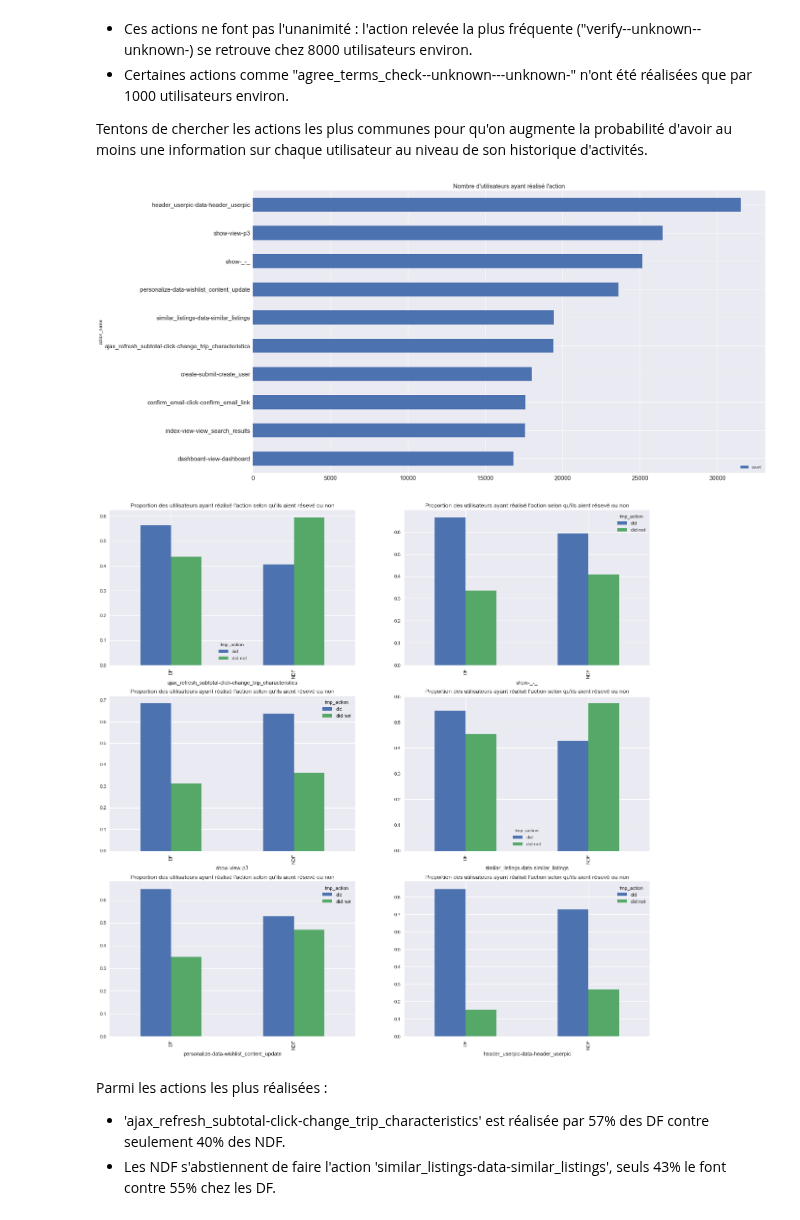
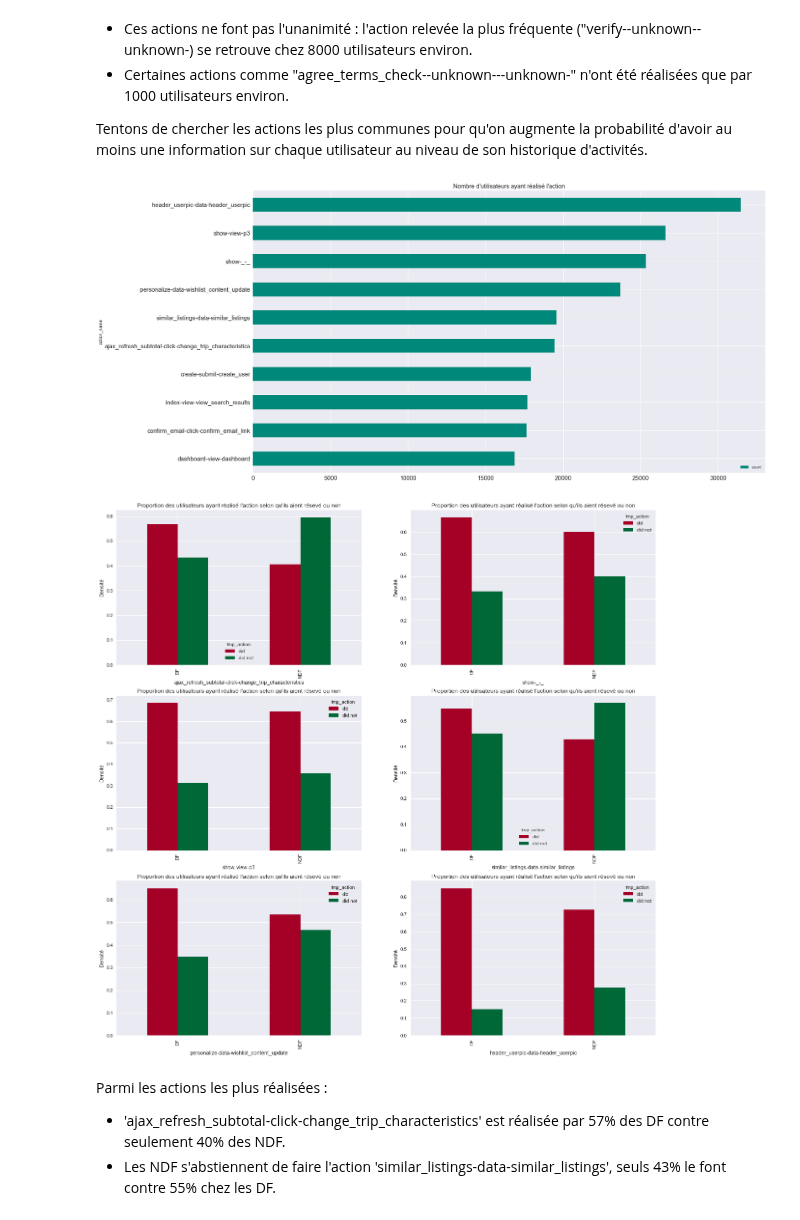
Before and after one commit to vesran/BookerGuess, a Jupyter notebook: _3_analyse_des_sessions.ipynb, the cells around one changed output. Drawn from its saved outputs; the diff is of its cells as text; code cells hidden in the pictures.

```diff
--- a/_3_analyse_des_sessions.ipynb
+++ b/_3_analyse_des_sessions.ipynb
@@ -173,33 +173,34 @@ Tentons de chercher les actions les plus communes pour qu'on augmente la probabi
 # %%
 action_names_stats['count'] = action_names_stats['count_df'] + action_names_stats['count_ndf']
 action_names_stats.sort_values('count').tail(10).action_name.values.tolist()
-ax = action_names_stats.sort_values(by='count').tail(10).plot.barh(x='action_name', y='count', figsize=(23, 13), fontsize=15)
+ax = action_names_stats.sort_values(by='count').tail(10).plot.barh(x='action_name', y='count', figsize=(23, 13), fontsize=15, color='#00897b')
 _ = ax.set_title("Nombre d'utilisateurs ayant réalisé l'action", fontsize=15)
 # %% [output]
-[figure, old version]
+[figure, new version]
 # %%
 # Retain users that have a session & add information about their session
 sessions_naless = sessions.fillna('_')
 sessions['action_name'] = sessions_naless['action'] + '-' + sessions_naless['action_type'] + '-' + sessions_naless['action_detail']
 users_sessions = sessions.groupby('user_id').agg({
     "action_name": pd.Series.tolist,
     'secs_elapsed': lambda r: round(r.sum() / (60**2), 0),
 })
 users_sessions = users_sessions.rename({"secs_elapsed":"hours_elapsed", "action_name":"actions",}, axis=1)
 users = users_sessions.reset_index().rename({'user_id':'id'}, axis=1).merge(users, how='inner', on='id')
 
 # Prepare and plot users who have done a given action
 names = action_names_stats.sort_values(by='count').tail(6)['action_name'].values
 
 fig, ax = plt.subplots(3, 2, figsize=(20, 20))
 for i, name in enumerate(names):
     users['tmp_action'] = users.apply(lambda r: 'did' if name in r['actions'] else 'did not', axis=1)
     var = pd.crosstab(users['found_destination'], users['tmp_action'])
-    var.div(var.sum(1).astype(float), axis=0).plot(kind="bar", stacked=False, ax=ax[i%3][i%2])
+    var.div(var.sum(1).astype(float), axis=0).plot(kind="bar", stacked=False, ax=ax[i%3][i%2], colormap='RdYlGn')
     ax[i%3][i%2].set_title("Proportion des utilisateurs ayant réalisé l'action selon qu'ils aient résevé ou non")
+    ax[i%3][i%2].set_ylabel('Densité')
     ax[i%3][i%2].set_xlabel(name)
 # %% [output]
-[figure, old version]
+[figure, new version]
 # %% [markdown]
 Parmi les actions les plus réalisées :
 * 'ajax_refresh_subtotal-click-change_trip_characteristics' est réalisée par 57% des DF contre seulement 40% des NDF.
```
Also changed, not shown: parts of 18 cells of this notebook.
